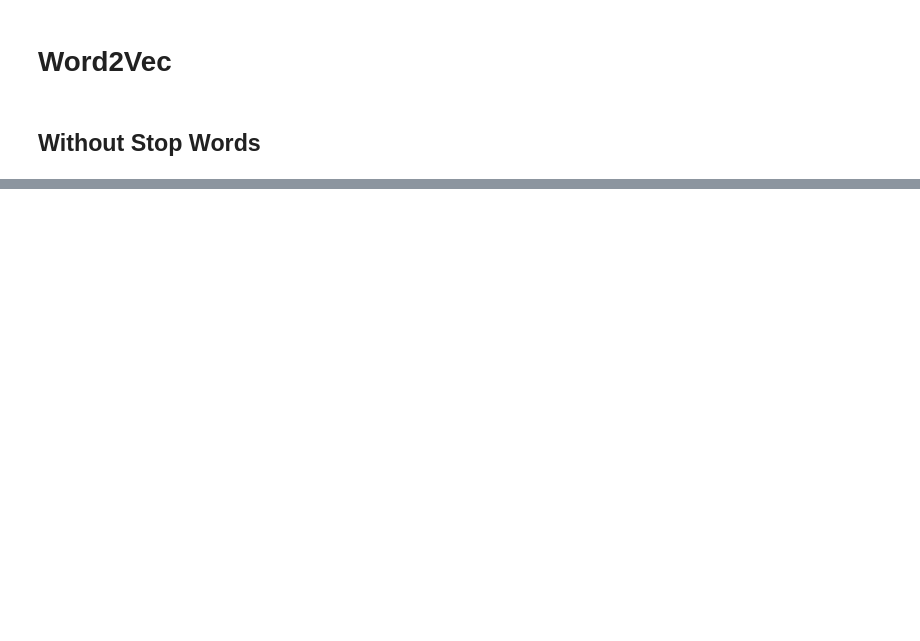
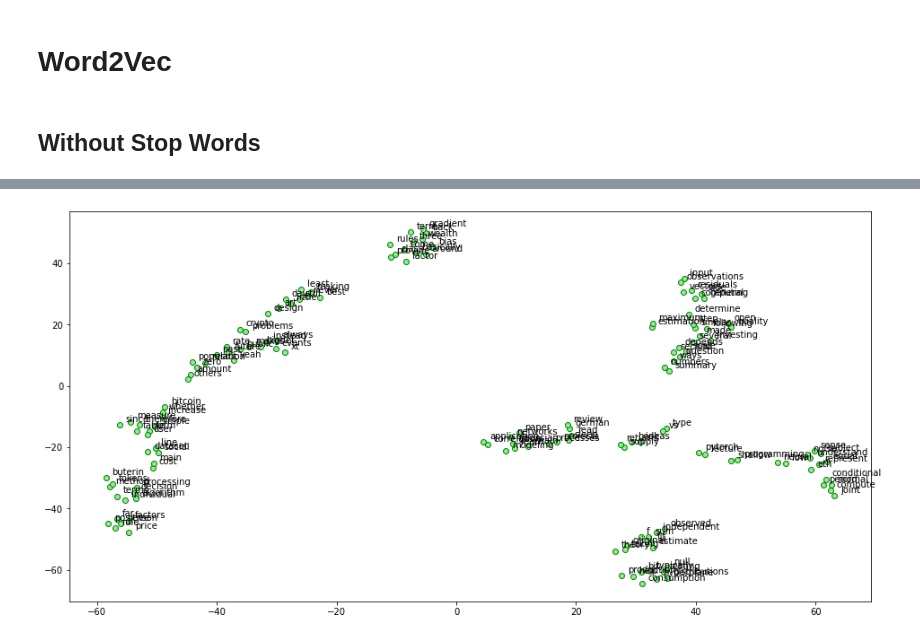
Before and after one commit to GStechschulte/Side_Projects, a Jupyter notebook: Roam_Research_Embedding/roam_research_embedding.ipynb, the cells around one changed output, grey strips where cells are left out. Drawn from its saved outputs; the diff is of its cells as text; code cells hidden in the pictures; blank space fills up the shorter version.

```diff
--- a/Roam_Research_Embedding/roam_research_embedding.ipynb
+++ b/Roam_Research_Embedding/roam_research_embedding.ipynb
@@ -182,0 +217,21 @@ w2vmodel = Word2Vec(
+# %%
+from sklearn.manifold import TSNE
+
+words = w2vmodel.wv.index2word[200:350]               ## get the word forms of vocab sample
+wvs = w2vmodel.wv[words]                              ## get embeddings of word forms
+
+tsne = TSNE(n_components=2, random_state=0, n_iter=5000, perplexity=5)
+np.set_printoptions(suppress=True)
+T = tsne.fit_transform(wvs)
+labels = words
+
+plt.figure(figsize=(16, 8))
+plt.scatter(T[:, 0], T[:, 1], c='lightgreen', edgecolors='g')
+for label, x, y in zip(labels, T[:, 0], T[:, 1]):
+    plt.annotate(label,
+                 xy=(x + 1, y + 1),
+                 xytext=(0, 0),
+                 textcoords='offset points')
+plt.show()
+# %% [output]
+[figure, added]
```
Also changed, not shown: parts of 45 cells of this notebook.
